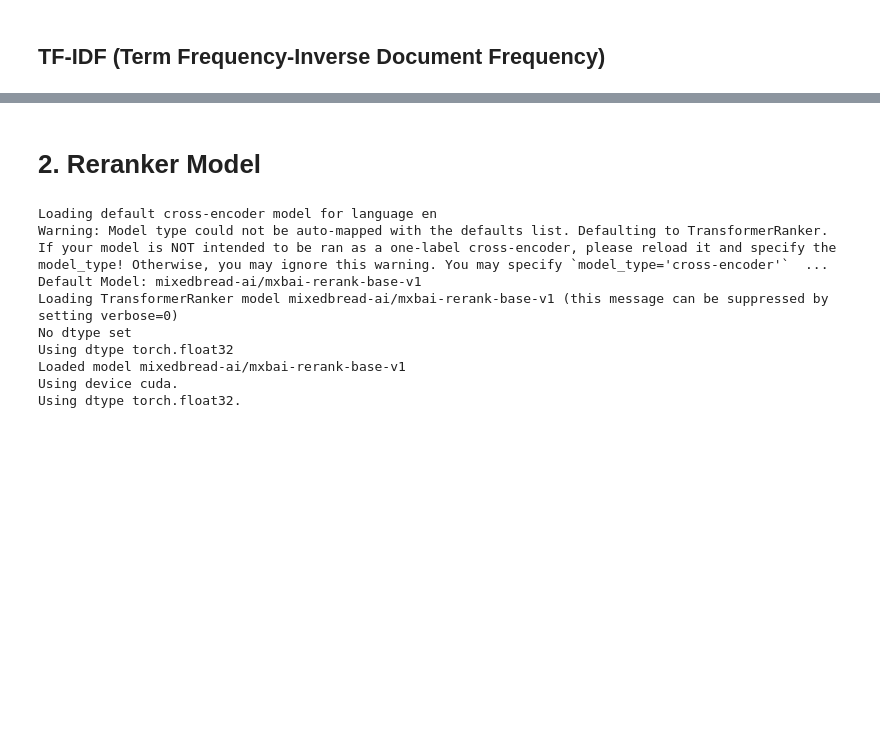
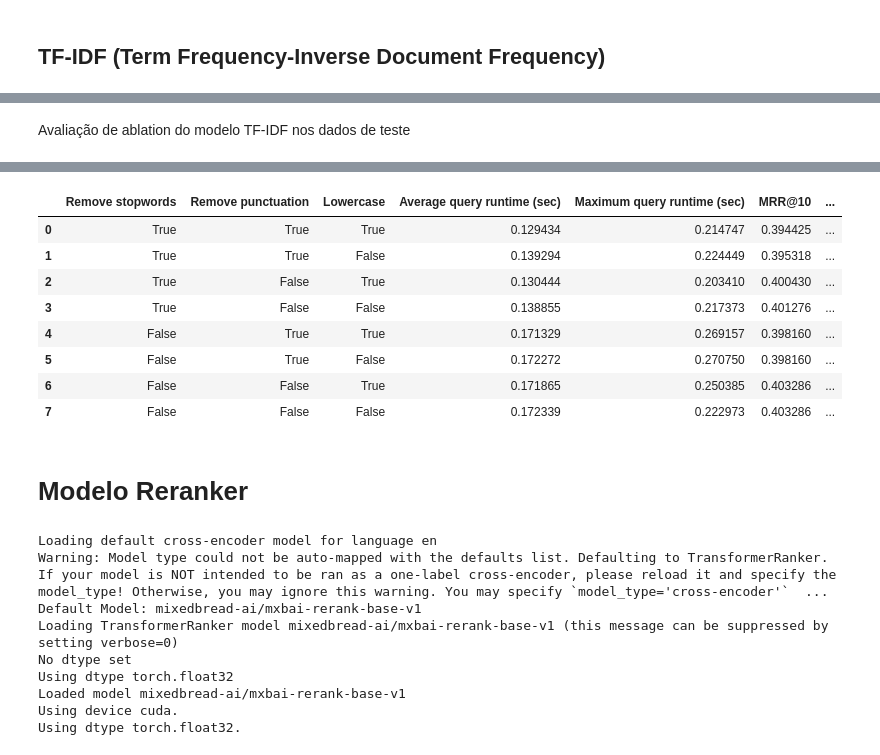
Before and after one commit to TFrankeM/projetos_em_cd, a Jupyter notebook: multi_stage_ranking.ipynb, the cells around one changed output, grey strips where cells are left out. Drawn from its saved outputs; the diff is of its cells as text; code cells hidden in the pictures; blank space fills up the shorter version.

Commit message:
Corrija tf-idf e teste escalabilidade e ablation

```diff
--- a/multi_stage_ranking.ipynb
+++ b/multi_stage_ranking.ipynb
@@ -718,0 +731,19 @@ results_df
+# %%
+datasets = [test_query_ids, train_query_ids, query_ids]
+name = ["Test", "Train", "Full"]
+results_tf_idf = []
+
+for i, dataset in enumerate(datasets):
+    average_time, max_execution, average_mrr, average_mrr_100, average_recall_100, average_nDCG = tf_idf_model(
+        dataset,
+        documents,
+        relevant_docs,
+        remove_punctuation=True,
+        lowercase=True,
+        remove_stopwords=True
+    )
+
+    results_tf_idf.append([name[i], len(dataset), average_time, max_execution, average_mrr, average_mrr_100, average_recall_100, average_nDCG])
+
+results_df = pd.DataFrame(results_tf_idf, columns=["Dataset", "Size", "Average query runtime (sec)", "Maximum query runtime (sec)", "MRR@10", "MRR@100", "Recall@100", "nDCG@10"])
+results_df
@@ -720,0 +757,49 @@ results_df.to_csv("../results/tf_idf_processing_results.csv", index=False, sep="
+# %% [markdown]
+Avaliação de ablation do modelo TF-IDF nos dados de teste
+# %%
+results_tf_idf_processsing = []
+
+# Teste de ablação para as combinações de remove_punctuation e lowercase
+for remove_stopwords in [True, False]:
+    for remove_punctuation in [True, False]:
+        for lowercase in [True, False]:
+
+            average_time, max_execution, average_mrr, average_mrr_100, average_recall_100, average_nDCG = tf_idf_model(
+                test_query_ids,
+                documents,
+                relevant_docs,
+                remove_punctuation=remove_punctuation,
+                lowercase=lowercase,
+                remove_stopwords=remove_stopwords
+            )
+
+            results_tf_idf_processsing.append([remove_stopwords,
+                                              remove_punctuation,
+                                              lowercase,
+                                              average_time,
+                                              max_execution,
+                                              average_mrr,
+                                              average_mrr_100,
+                                              average_recall_100,
+                                              average_nDCG])
+
+            print(f"Resultados para: Remove Punctuation - {remove_punctuation} | Lowercase - {lowercase} | Remove Stopwords - {remove_stopwords}")
+            print(f"Tempo médio de execução por consulta: {average_time}")
+            print(f"Tempo máximo de execução por consulta: {max_execution}")
+            print(f"MRR@10 médio: {average_mrr}")
+            print(f"MRR@100 médio: {average_mrr_100}")
+            print(f"Recall@100 médio: {average_recall_100}")
+            print(f"nDCG@10 médio: {average_nDCG}")
+            print("-"*100, end="\n\n")
+
+tf_idf_processing_results = pd.DataFrame(results_tf_idf_processsing, columns=["Remove stopwords",
+                                                                              "Remove punctuation",
+                                                                              "Lowercase",
+                                                                              "Average query runtime (sec)",
+                                                                              "Maximum query runtime (sec)",
+                                                                              "MRR@10",
+                                                                              "MRR@100",
+                                                                              "Recall@100",
+                                                                              "nDCG@10"])
+tf_idf_processing_results
+# %% [output]
@@ -720,0 +823,9 @@ results_df.to_csv("../results/tf_idf_processing_results.csv", index=False, sep="
+|  | Remove stopwords | Remove punctuation | Lowercase | Average query runtime (sec) | Maximum query runtime (sec) | MRR@10 | ... |
+| 0 | True | True | True | 0.129434 | 0.214747 | 0.394425 | ... |
+| 1 | True | True | False | 0.139294 | 0.224449 | 0.395318 | ... |
+| 2 | True | False | True | 0.130444 | 0.203410 | 0.400430 | ... |
+| 3 | True | False | False | 0.138855 | 0.217373 | 0.401276 | ... |
+| 4 | False | True | True | 0.171329 | 0.269157 | 0.398160 | ... |
+| 5 | False | True | False | 0.172272 | 0.270750 | 0.398160 | ... |
+| 6 | False | False | True | 0.171865 | 0.250385 | 0.403286 | ... |
+| 7 | False | False | False | 0.172339 | 0.222973 | 0.403286 | ... |
@@ -721,5 +834,5 @@ results_df.to_csv("../results/tf_idf_processing_results.csv", index=False, sep="
 # %% [markdown]
-# **2. Reranker Model**
+# **Modelo Reranker**
 # %%
 ranker = Reranker("cross-encoder", device='cuda')
 tokenized_corpus = [preprocess(doc.text, remove_punctuation, lowercase) for doc in data["docs"].values()]
```
Also changed, not shown: parts of 42 cells of this notebook.
